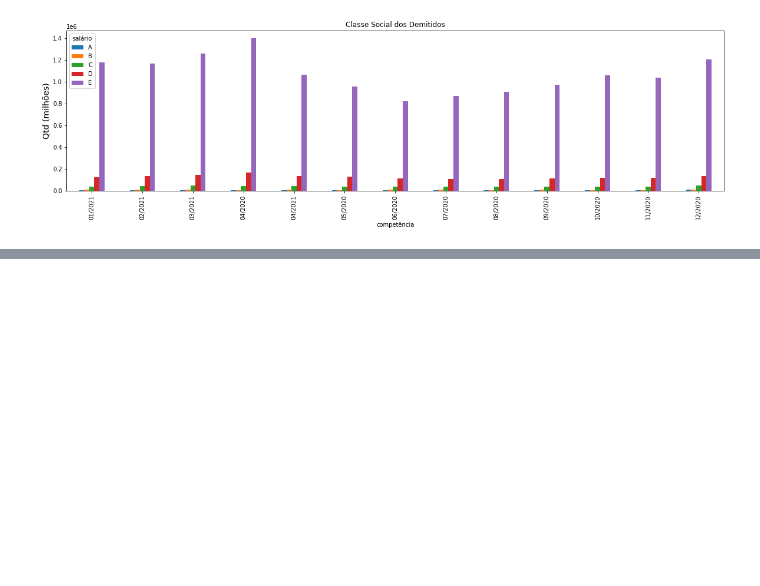
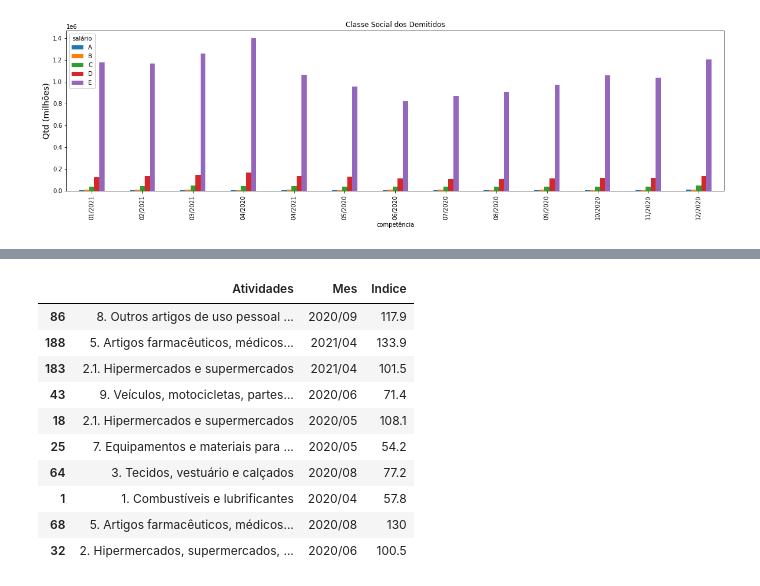
Before and after one commit to BettoFranca/Analise_dados_publicos_Estatisticas_do_Trabalho_na_Pandemia, a Jupyter notebook: Estatisticas_do_Trabalho.ipynb, the cells around one changed output, grey strips where cells are left out. Saved outputs shown, nothing was run; the diff lists cells and outputs as text; code cells hidden in the pictures; blank space fills up the shorter version.

```diff
--- a/Estatisticas_do_Trabalho.ipynb
+++ b/Estatisticas_do_Trabalho.ipynb
@@ -484,0 +535,14 @@ Text(0, 0.5, 'Qtd (milhões)')
+# %%
+consumo.sample(10)
+# %% [output]
+|  | Atividades | Mes | Indice |
+| 86 | 8. Outros artigos de uso pessoal ... | 2020/09 | 117.9 |
+| 188 | 5. Artigos farmacêuticos, médicos... | 2021/04 | 133.9 |
+| 183 | 2.1. Hipermercados e supermercados | 2021/04 | 101.5 |
+| 43 | 9. Veículos, motocicletas, partes... | 2020/06 | 71.4 |
+| 18 | 2.1. Hipermercados e supermercados | 2020/05 | 108.1 |
+| 25 | 7. Equipamentos e materiais para ... | 2020/05 | 54.2 |
+| 64 | 3. Tecidos, vestuário e calçados | 2020/08 | 77.2 |
+| 1 | 1. Combustíveis e lubrificantes | 2020/04 | 57.8 |
+| 68 | 5. Artigos farmacêuticos, médicos... | 2020/08 | 130 |
+| 32 | 2. Hipermercados, supermercados, ... | 2020/06 | 100.5 |
```
Also changed, not shown: parts of 6 cells of this notebook.
